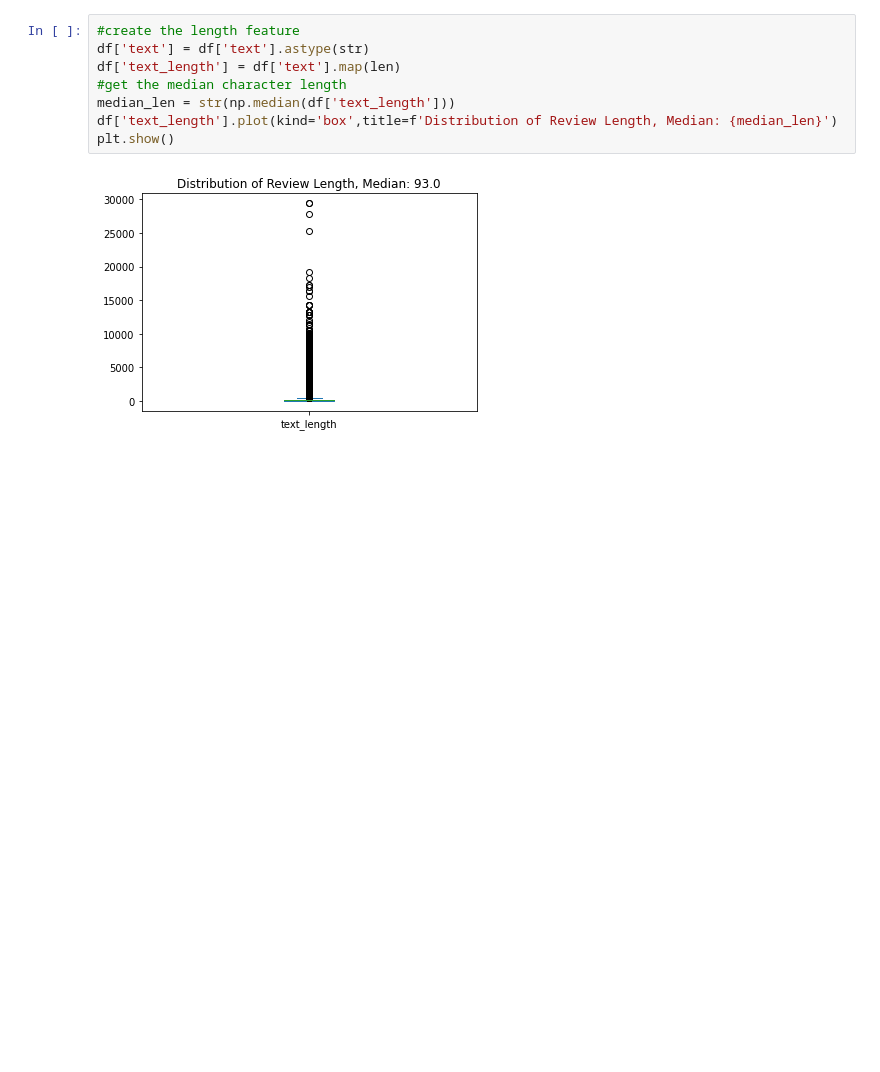
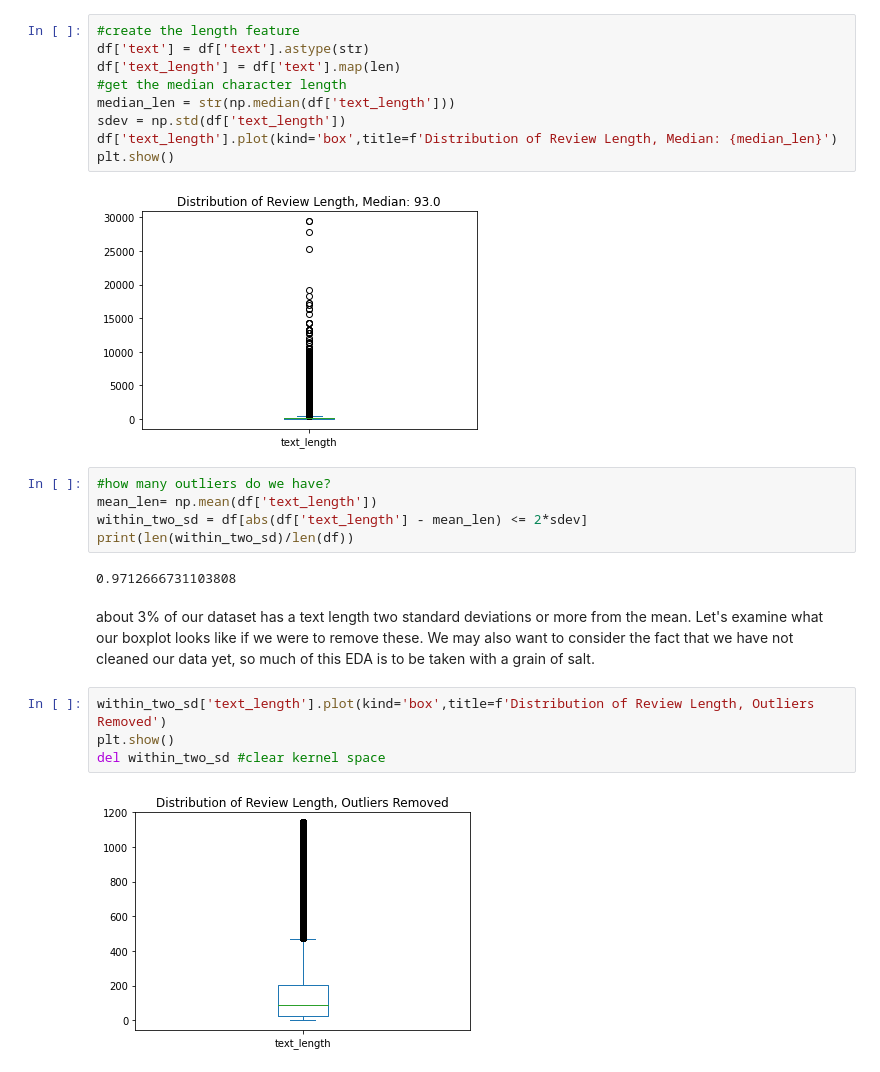
Before and after one commit to kayfilipp/text_mining_amazon_unlocked, a Jupyter notebook: Review_classification.ipynb, the cells around one changed output. Cells and saved outputs as stored; diff of their text form; blank space fills up the shorter version.

Commit message:
look at review length outliers

```diff
--- a/Review_classification.ipynb
+++ b/Review_classification.ipynb
@@ -77,7 +81,23 @@ df['text'] = df['text'].astype(str)
 df['text_length'] = df['text'].map(len)
 #get the median character length
 median_len = str(np.median(df['text_length']))
+sdev = np.std(df['text_length'])
 df['text_length'].plot(kind='box',title=f'Distribution of Review Length, Median: {median_len}')
 plt.show()
 # %% [output]
 [figure]
+# %%
+#how many outliers do we have?
+mean_len= np.mean(df['text_length'])
+within_two_sd = df[abs(df['text_length'] - mean_len) <= 2*sdev]
+print(len(within_two_sd)/len(df))
+# %% [output]
+0.9712666731103808
+# %% [markdown]
+about 3% of our dataset has a text length two standard deviations or more from the mean. Let's examine what our boxplot looks like if we were to remove these. We may also want to consider the fact that we have not cleaned our data yet, so much of this EDA is to be taken with a grain of salt.
+# %%
+within_two_sd['text_length'].plot(kind='box',title=f'Distribution of Review Length, Outliers Removed')
+plt.show()
+del within_two_sd #clear kernel space
+# %% [output]
+[figure, added]
```
Also changed, not shown: parts of 5 cells of this notebook.
